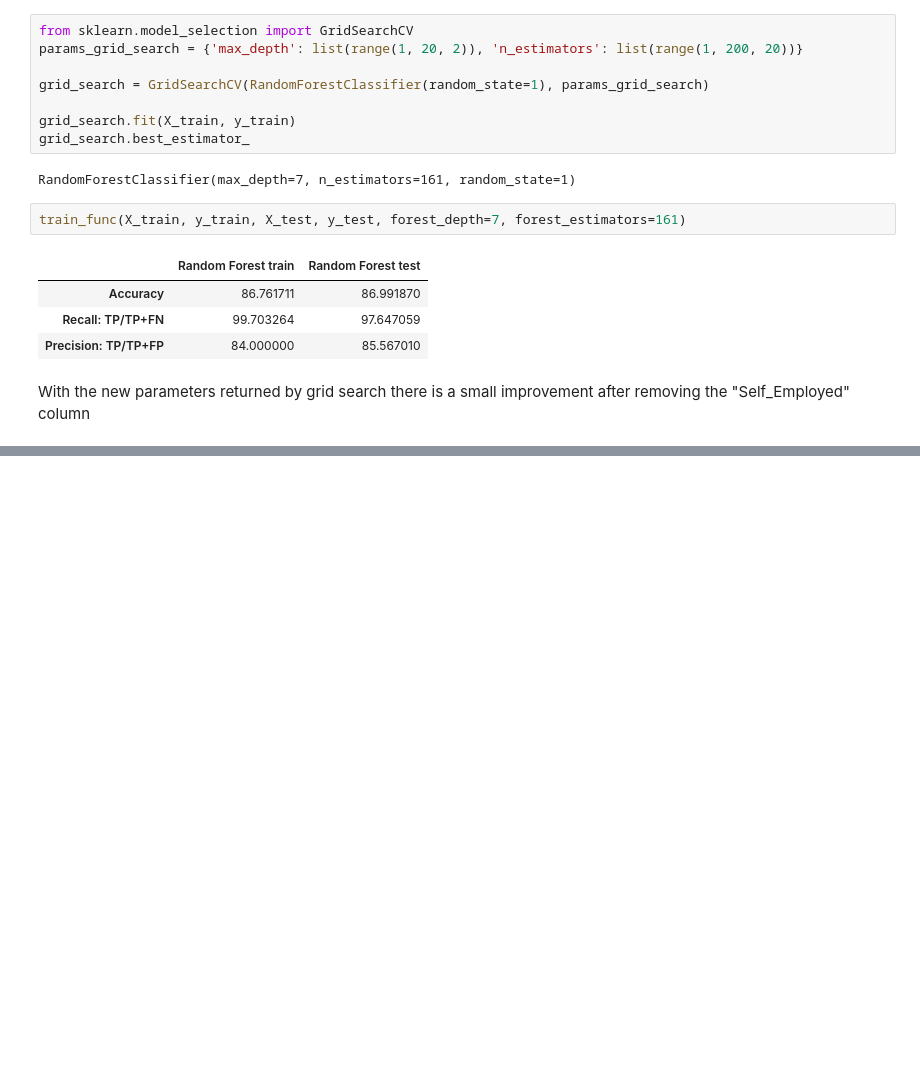
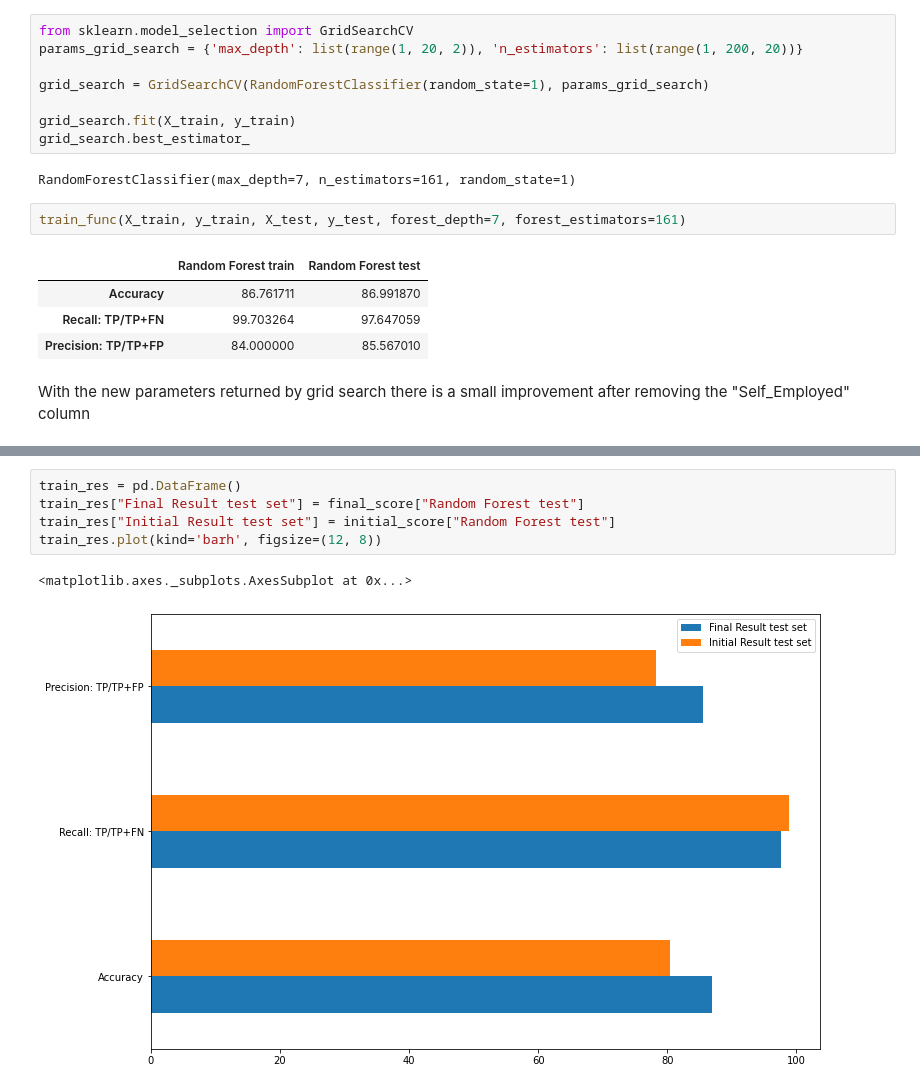
Before and after one commit to TiberiuAntoniu/Data-Science-in-industry, a Jupyter notebook: Random_Forest_improvement.ipynb, the cells around one changed output, grey strips where cells are left out. Drawn from its saved outputs; the diff is of its cells as text; blank space fills up the shorter version.

```diff
--- a/Random_Forest_improvement.ipynb
+++ b/Random_Forest_improvement.ipynb
@@ -257,0 +278,8 @@ With the new parameters returned by grid search there is a small improvement aft
+# %%
+train_res = pd.DataFrame()
+train_res["Final Result test set"] = final_score["Random Forest test"]
+train_res["Initial Result test set"] = initial_score["Random Forest test"]
+train_res.plot(kind='barh', figsize=(12, 8))
+# %% [output]
+<matplotlib.axes._subplots.AxesSubplot at 0x...>
+[figure, added]
```
Also changed, not shown: parts of 4 cells of this notebook.
